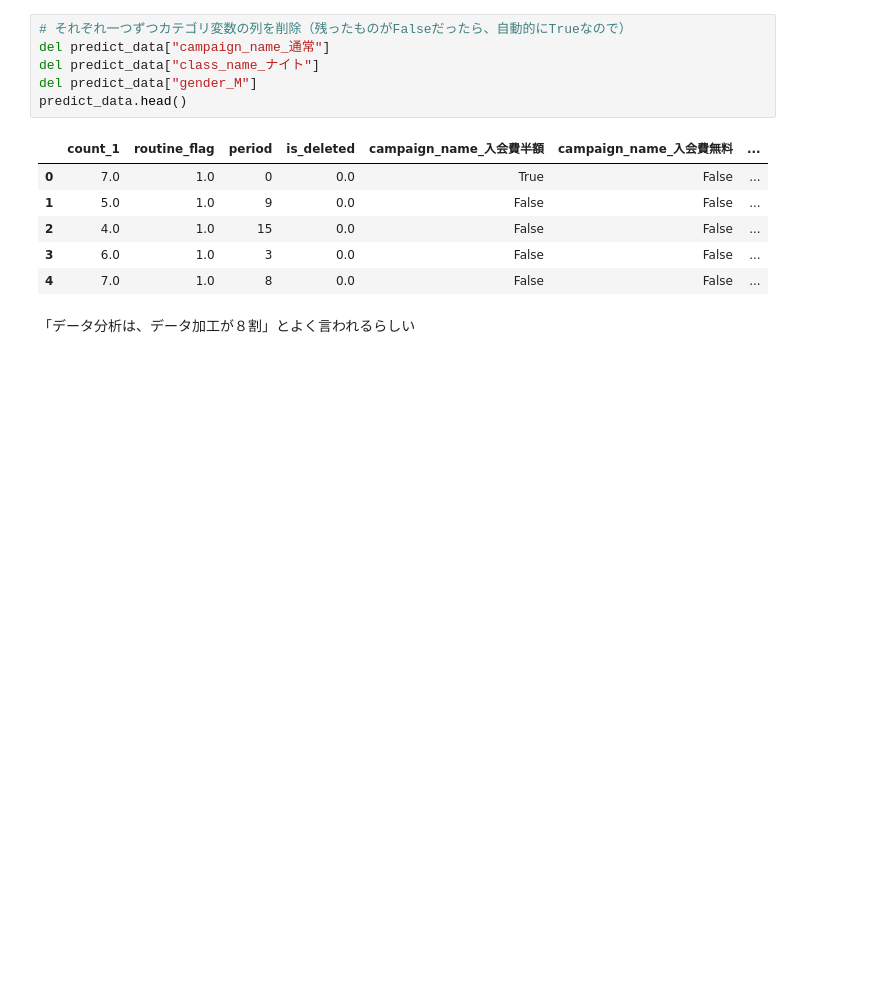
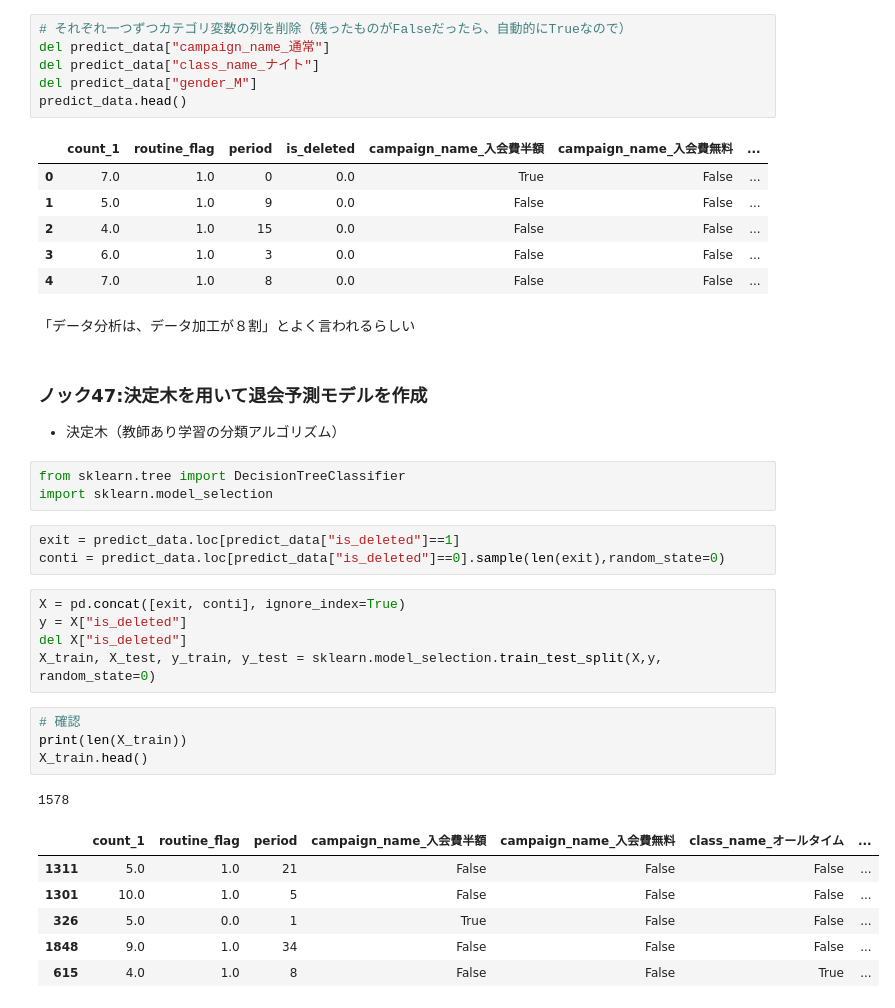
Before and after one commit to newstage75/python_data_analysis_100knock, a Jupyter notebook: 第5章/【機械学習】顧客の退会を予測する10本ノック.ipynb, the cells around one changed output. Drawn from its saved outputs; the diff is of its cells as text; blank space fills up the shorter version.

```diff
--- a/第5章/【機械学習】顧客の退会を予測する10本ノック.ipynb
+++ b/第5章/【機械学習】顧客の退会を予測する10本ノック.ipynb
@@ -401,3 +401,29 @@ predict_data.head()
 | 4 | 7.0 | 1.0 | 8 | 0.0 | False | False | ... |
 # %% [markdown]
 「データ分析は、データ加工が８割」とよく言われるらしい
+# %% [markdown]
+### ノック47:決定木を用いて退会予測モデルを作成
+- 決定木（教師あり学習の分類アルゴリズム）
+# %%
+from sklearn.tree import DecisionTreeClassifier
+import sklearn.model_selection
+# %%
+exit = predict_data.loc[predict_data["is_deleted"]==1]
+conti = predict_data.loc[predict_data["is_deleted"]==0].sample(len(exit),random_state=0)
+# %%
+X = pd.concat([exit, conti], ignore_index=True)
+y = X["is_deleted"]
+del X["is_deleted"]
+X_train, X_test, y_train, y_test = sklearn.model_selection.train_test_split(X,y, random_state=0)
+# %%
+# 確認
+print(len(X_train))
+X_train.head()
+# %% [output]
+1578
+|  | count_1 | routine_flag | period | campaign_name_入会費半額 | campaign_name_入会費無料 | class_name_オールタイム | ... |
+| 1311 | 5.0 | 1.0 | 21 | False | False | False | ... |
+| 1301 | 10.0 | 1.0 | 5 | False | False | False | ... |
+| 326 | 5.0 | 0.0 | 1 | True | False | False | ... |
+| 1848 | 9.0 | 1.0 | 34 | False | False | False | ... |
+| 615 | 4.0 | 1.0 | 8 | False | False | True | ... |
```
Also changed, not shown: parts of 5 cells of this notebook.
